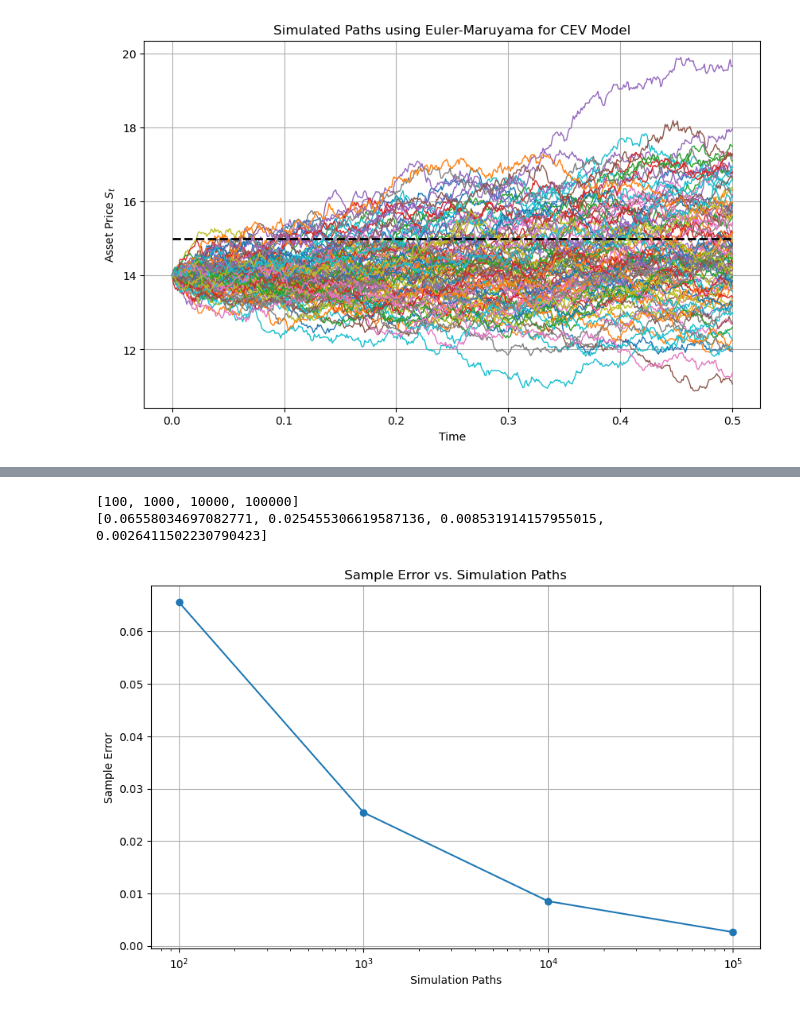
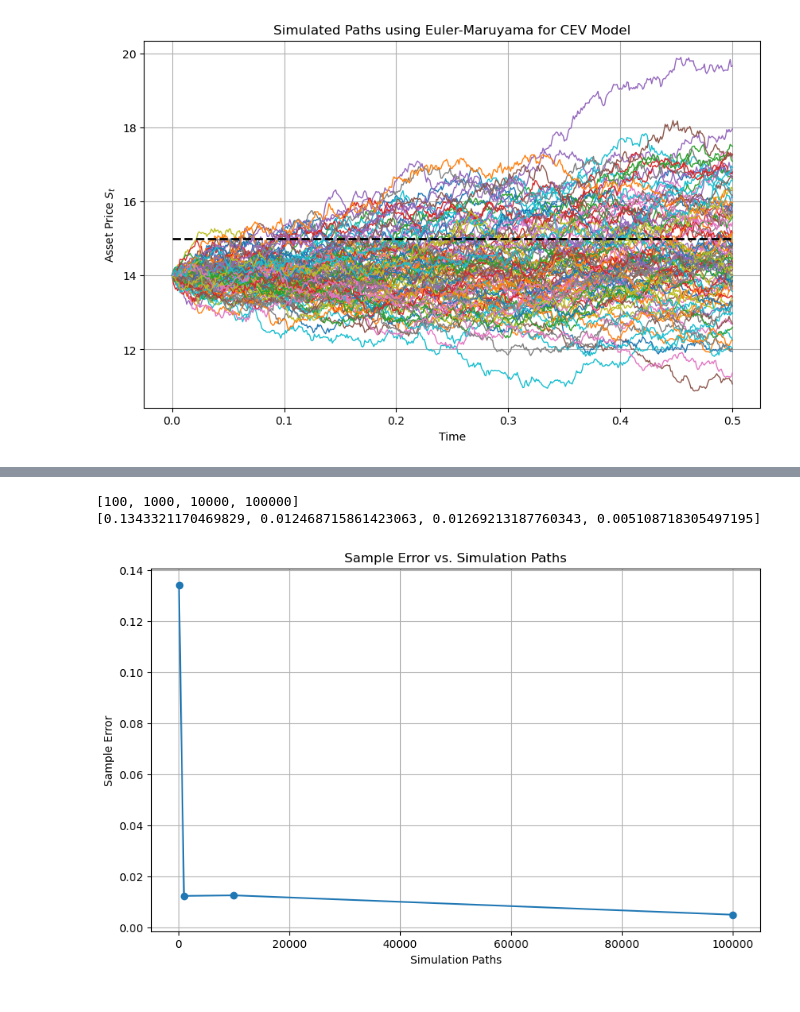
Before and after one commit to pontusbjorklid/Computational-Finance-Projects, a Jupyter notebook: MCpricing.ipynb, the cells around one changed output, grey strips where cells are left out. Drawn from its saved outputs; the diff is of its cells as text; code cells hidden in the pictures.

```diff
--- a/MCpricing.ipynb
+++ b/MCpricing.ipynb
@@ -70,12 +117,13 @@ European Put Option Price: 0.7469
 # %%
-### FAULTY DISREGARD ###
+### SAMPLE ERROR ###
+
 
 # Function to simulate the sample error with given number of simulations
 def simulate_option_price(n_simulations):
     # Parameters for the CEV model
     r = 0.1          # Risk-free rate
     sigma = 0.25     # Volatility
-    gamma = 0.8      # Elasticity parameter (CEV parameter)
+    gamma = 1      # Elasticity parameter (CEV parameter)
     S0 = 14          # Initial value of the asset (e.g. stock price)
     T = 0.5          # Time horizon
     N = 500          # Number of time steps
@@ -84,42 +132,39 @@ def simulate_option_price(n_simulations):
 
     dt = T / N
     dW = np.random.normal(0, np.sqrt(dt), (n_simulations, N))
 
     # Simulate paths
     S = np.zeros((n_simulations, N + 1))
     S[:, 0] = S0
     for i in tqdm(range(N)):
         S[:, i+1] = S[:, i] + r * S[:, i] * dt + sigma * S[:, i]**gamma * dW[:, i]
 
     # Compute the payoff at maturity
     payoffs = np.maximum(S[:, -1] - K, 0)
+    mean_payoff = np.mean(payoffs)
+    call_option_price = np.exp(-r * T) * mean_payoff
+    F = bsexact(sigma, r, K, T, S0)
 
-    # Estimate the sample error (standard deviation of the payoff)
-    std_dev_payoffs = np.std(payoffs) ### OBS!! ### Should ths be payoff or the accual price of the option???? YES!
-    sample_error = std_dev_payoffs / np.sqrt(n_simulations)
+    sample_error = abs(call_option_price - F)
 
     return sample_error
 
 # Run simulations with different time steps
 n_values = [int(1e2), int(1e3), int(1e4), int(1e5)]
 sample_errors = [simulate_option_price(n) for n in n_values]
 print(n_values)
 print(sample_errors)
 
-# Plot the sample error as a function of the time step size with logarithmic X-axis
+# Plot the sample error as a function of the number of simulations
 plt.figure(figsize=(10, 6))
-plt.semilogx(n_values, sample_errors, 'o-')  # Use semilogx for logarithmic X-axis
+plt.plot(n_values, sample_errors, 'o-')  # Use semilogx for logarithmic X-axis
 plt.title('Sample Error vs. Simulation Paths')
 plt.xlabel('Simulation Paths')
 plt.ylabel('Sample Error')
 plt.grid(True)
 plt.show()
-
-# Output the prices for different time steps
-#for N, sample_error in zip(N_values, sample_error):
-#    print(f"Option Price with N = {N}: {sample_error:.4f}")
 # %% [output]
 [100, 1000, 10000, 100000]
-[0.06558034697082771, 0.025455306619587136, 0.008531914157955015, 0.0026411502230790423]
+[0.1343321170469829, 0.012468715861423063, 0.01269213187760343, 0.005108718305497195]
-[figure, old version]
+[figure, new version]
 # %%
```
Also changed, not shown: parts of 3 cells of this notebook.
